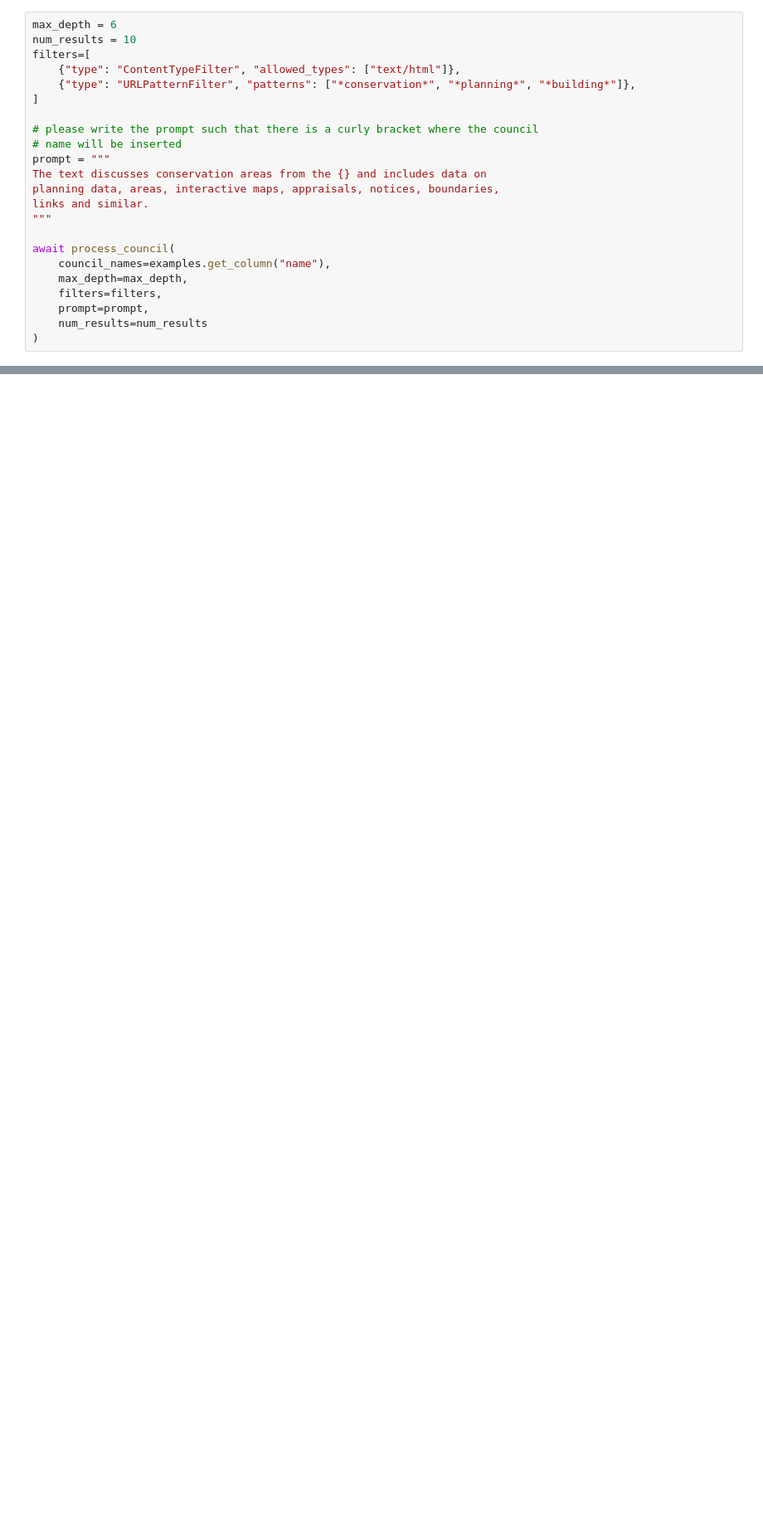
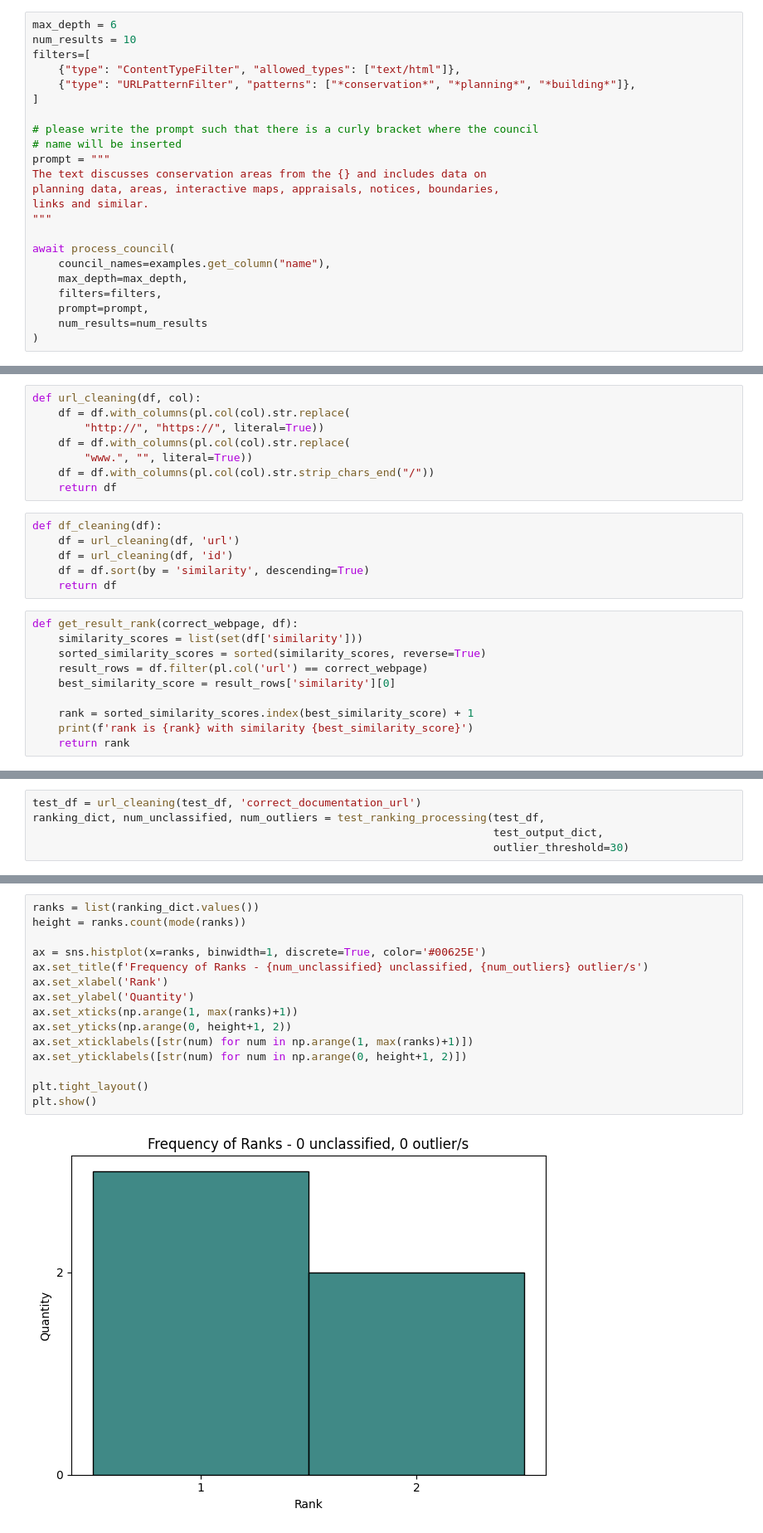
Before and after one commit to digital-land/quality-challenge, a Jupyter notebook: notebooks/documentation_url/documentation_url_notebook.ipynb, the cells around one changed output, grey strips where cells are left out. Shown at 83% size. Cells and saved outputs as stored; diff of their text form; blank space fills up the shorter version.

```diff
--- a/notebooks/documentation_url/documentation_url_notebook.ipynb
+++ b/notebooks/documentation_url/documentation_url_notebook.ipynb
@@ -562,0 +672,24 @@ await process_council(
+# %%
+def url_cleaning(df, col):
+    df = df.with_columns(pl.col(col).str.replace(
+        "http://", "https://", literal=True))
+    df = df.with_columns(pl.col(col).str.replace(
+        "www.", "", literal=True))
+    df = df.with_columns(pl.col(col).str.strip_chars_end("/"))
+    return df
+# %%
+def df_cleaning(df):
+    df = url_cleaning(df, 'url')
+    df = url_cleaning(df, 'id')
+    df = df.sort(by = 'similarity', descending=True)
+    return df
+# %%
+def get_result_rank(correct_webpage, df):
+    similarity_scores = list(set(df['similarity']))
+    sorted_similarity_scores = sorted(similarity_scores, reverse=True)
+    result_rows = df.filter(pl.col('url') == correct_webpage)
+    best_similarity_score = result_rows['similarity'][0]
+
+    rank = sorted_similarity_scores.index(best_similarity_score) + 1
+    print(f'rank is {rank} with similarity {best_similarity_score}')
+    return rank
@@ -562,0 +734,5 @@ await process_council(
+# %%
+test_df = url_cleaning(test_df, 'correct_documentation_url')
+ranking_dict, num_unclassified, num_outliers = test_ranking_processing(test_df,
+                                                                       test_output_dict,
+                                                                       outlier_threshold=30)
@@ -562,0 +750,17 @@ await process_council(
+# %%
+ranks = list(ranking_dict.values())
+height = ranks.count(mode(ranks))
+
+ax = sns.histplot(x=ranks, binwidth=1, discrete=True, color='#00625E')
+ax.set_title(f'Frequency of Ranks - {num_unclassified} unclassified, {num_outliers} outlier/s')
+ax.set_xlabel('Rank')
+ax.set_ylabel('Quantity')
+ax.set_xticks(np.arange(1, max(ranks)+1))
+ax.set_yticks(np.arange(0, height+1, 2))
+ax.set_xticklabels([str(num) for num in np.arange(1, max(ranks)+1)])
+ax.set_yticklabels([str(num) for num in np.arange(0, height+1, 2)])
+
+plt.tight_layout()
+plt.show()
+# %% [output]
+[figure, added]
```
Also changed, not shown: parts of 14 cells of this notebook, 2 other files.
